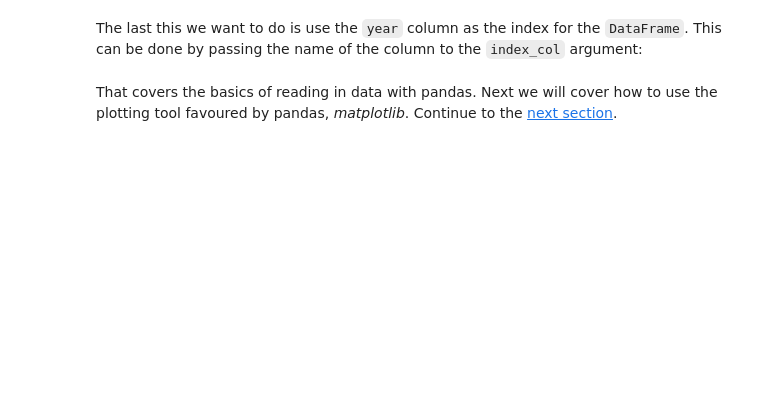
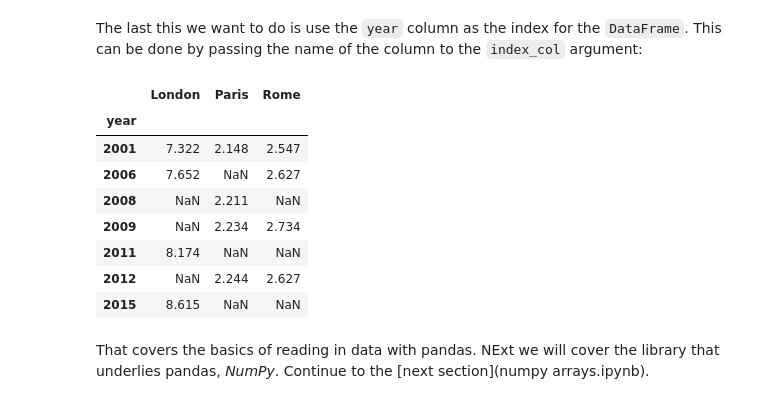
Before and after one commit to milliams/data_analysis_python, a Jupyter notebook: pandas.ipynb, the cells around one changed output. Saved outputs shown, nothing was run; the diff lists cells and outputs as text; code cells hidden in the pictures; blank space fills up the shorter version.

Commit message:
Add correct section links

```diff
--- a/pandas.ipynb
+++ b/pandas.ipynb
@@ -353,12 +391,22 @@ pd.read_csv(
 The last this we want to do is use the `year` column as the index for the `DataFrame`. This can be done by passing the name of the column to the `index_col` argument:
 # %%
 df3 = pd.read_csv(
-    'source/courses/python_data_analysis/city_pop.csv',
+    'city_pop.csv',
     skiprows=5,
     sep=';',
     na_values='-1',
     index_col='year'
 )
 df3
+# %% [output]
+|  | London | Paris | Rome |
+| year |  |  |  |
+| 2001 | 7.322 | 2.148 | 2.547 |
+| 2006 | 7.652 | NaN | 2.627 |
+| 2008 | NaN | 2.211 | NaN |
+| 2009 | NaN | 2.234 | 2.734 |
+| 2011 | 8.174 | NaN | NaN |
+| 2012 | NaN | 2.244 | 2.627 |
+| 2015 | 8.615 | NaN | NaN |
 # %% [markdown]
-That covers the basics of reading in data with pandas. Next we will cover how to use the plotting tool favoured by pandas, *matplotlib*. Continue to the [next section](matplotlib.ipynb).
+That covers the basics of reading in data with pandas. NExt we will cover the library that underlies pandas, *NumPy*. Continue to the [next section](numpy arrays.ipynb).
```
Also changed, not shown: parts of 4 cells of this notebook, 3 other files.
